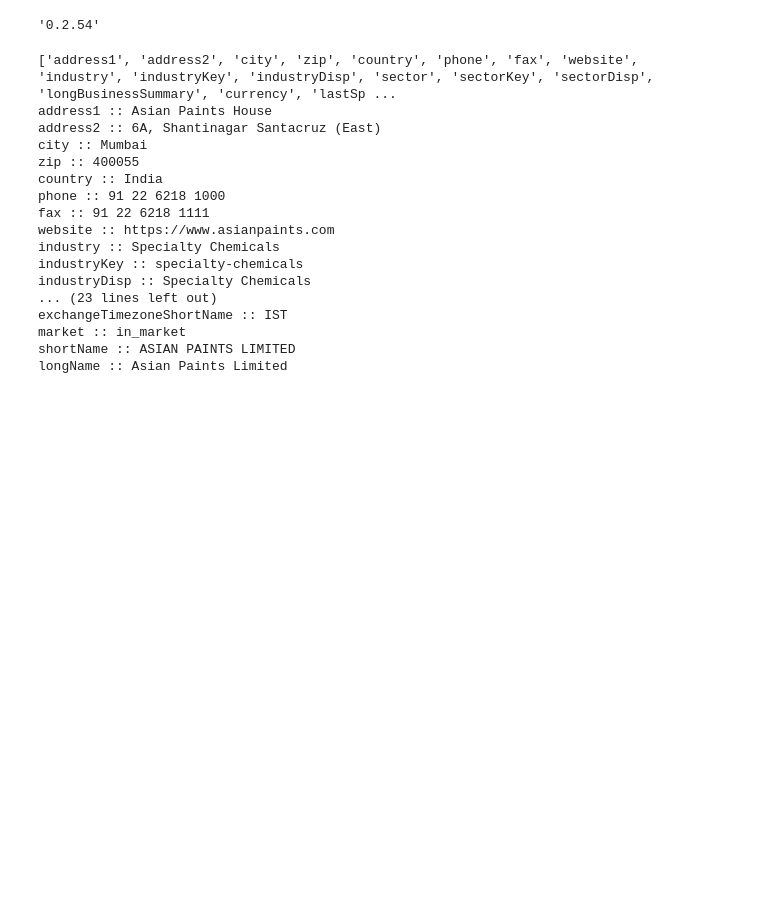
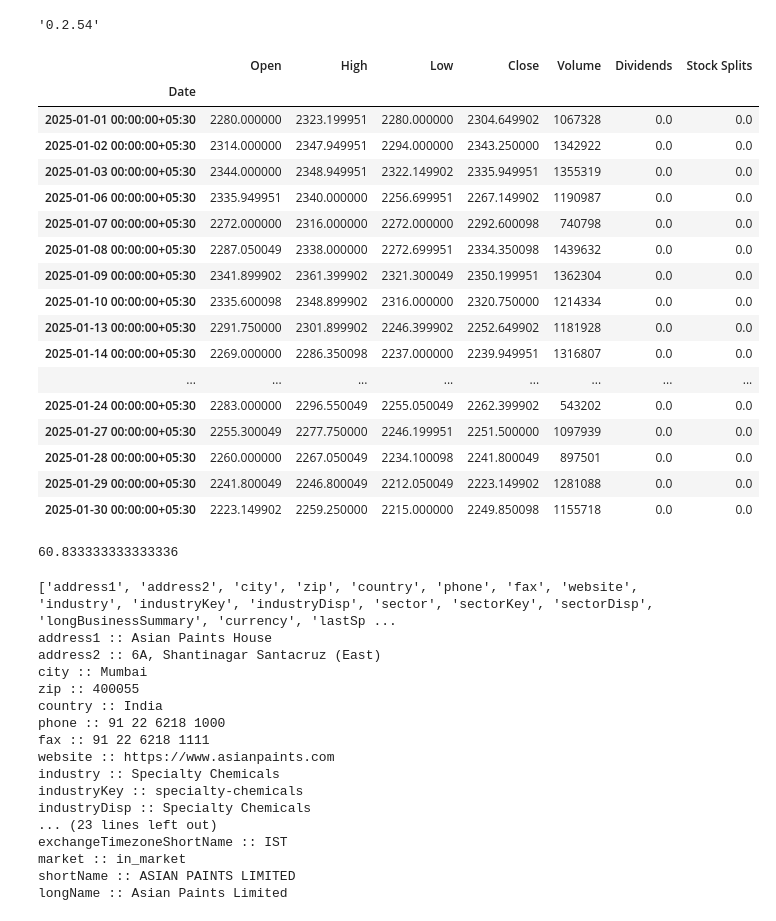
Before and after one commit to vivekphuloria/fin_app, a Jupyter notebook: notebooks/yfin_app_trials.ipynb, the cells around one changed output. Drawn from its saved outputs; the diff is of its cells as text; code cells hidden in the pictures; blank space fills up the shorter version.

```diff
--- a/notebooks/yfin_app_trials.ipynb
+++ b/notebooks/yfin_app_trials.ipynb
@@ -12,3 +12,32 @@ yf.__version__
 stock = yf.Ticker("ASIANPAINT.NS")
 
 stock_info = stock.info
+# %%
+from datetime import datetime as dt
+st,end = "2025-01-01", "2025-01-31"
+
+d_st, d_end = dt.strptime(st,'%Y-%M-%d') , dt.strptime(end,'%Y-%M-%d')
+
+s = stock.history(start=d_st, end = d_end, interval="1d")
+s
+# from datetime import datetime as dt
+# (dt.strptime(end,'%Y-%M-%d') - dt.strptime(st,'%Y-%M-%d')).days
+# %% [output]
+|  | Open | High | Low | Close | Volume | Dividends | Stock Splits |
+| Date |  |  |  |  |  |  |  |
+| 2025-01-01 00:00:00+05:30 | 2280.000000 | 2323.199951 | 2280.000000 | 2304.649902 | 1067328 | 0.0 | 0.0 |
+| 2025-01-02 00:00:00+05:30 | 2314.000000 | 2347.949951 | 2294.000000 | 2343.250000 | 1342922 | 0.0 | 0.0 |
+| 2025-01-03 00:00:00+05:30 | 2344.000000 | 2348.949951 | 2322.149902 | 2335.949951 | 1355319 | 0.0 | 0.0 |
+| 2025-01-06 00:00:00+05:30 | 2335.949951 | 2340.000000 | 2256.699951 | 2267.149902 | 1190987 | 0.0 | 0.0 |
+| 2025-01-07 00:00:00+05:30 | 2272.000000 | 2316.000000 | 2272.000000 | 2292.600098 | 740798 | 0.0 | 0.0 |
+| 2025-01-08 00:00:00+05:30 | 2287.050049 | 2338.000000 | 2272.699951 | 2334.350098 | 1439632 | 0.0 | 0.0 |
+| 2025-01-09 00:00:00+05:30 | 2341.899902 | 2361.399902 | 2321.300049 | 2350.199951 | 1362304 | 0.0 | 0.0 |
+| 2025-01-10 00:00:00+05:30 | 2335.600098 | 2348.899902 | 2316.000000 | 2320.750000 | 1214334 | 0.0 | 0.0 |
+| 2025-01-13 00:00:00+05:30 | 2291.750000 | 2301.899902 | 2246.399902 | 2252.649902 | 1181928 | 0.0 | 0.0 |
+| 2025-01-14 00:00:00+05:30 | 2269.000000 | 2286.350098 | 2237.000000 | 2239.949951 | 1316807 | 0.0 | 0.0 |
+| ... | ... | ... | ... | ... | ... | ... | ... |
+| 2025-01-24 00:00:00+05:30 | 2283.000000 | 2296.550049 | 2255.050049 | 2262.399902 | 543202 | 0.0 | 0.0 |
+| 2025-01-27 00:00:00+05:30 | 2255.300049 | 2277.750000 | 2246.199951 | 2251.500000 | 1097939 | 0.0 | 0.0 |
+| 2025-01-28 00:00:00+05:30 | 2260.000000 | 2267.050049 | 2234.100098 | 2241.800049 | 897501 | 0.0 | 0.0 |
+| 2025-01-29 00:00:00+05:30 | 2241.800049 | 2246.800049 | 2212.050049 | 2223.149902 | 1281088 | 0.0 | 0.0 |
+| 2025-01-30 00:00:00+05:30 | 2223.149902 | 2259.250000 | 2215.000000 | 2249.850098 | 1155718 | 0.0 | 0.0 |
@@ -15,3 +46,7 @@ stock_info = stock.info
+# %%
+(365 * 5) / 30
+# %% [output]
+60.833333333333336
 # %%
 
 
```
Also changed, not shown: parts of 1 cell of this notebook, 6 other files.
